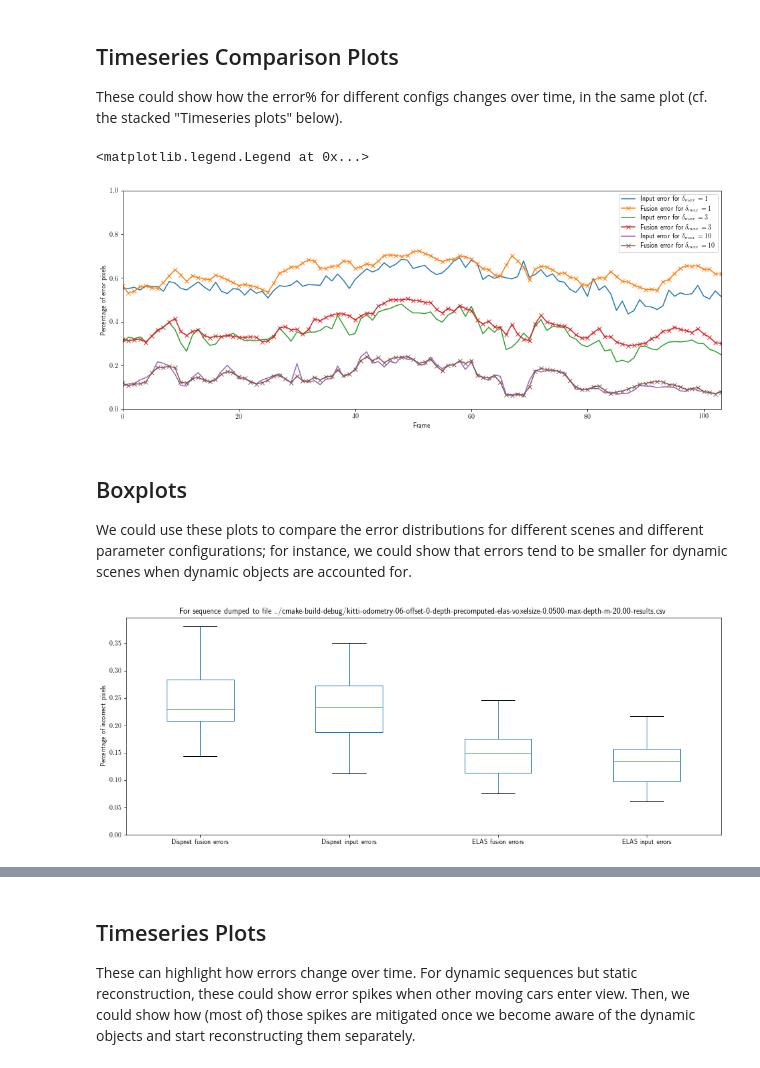
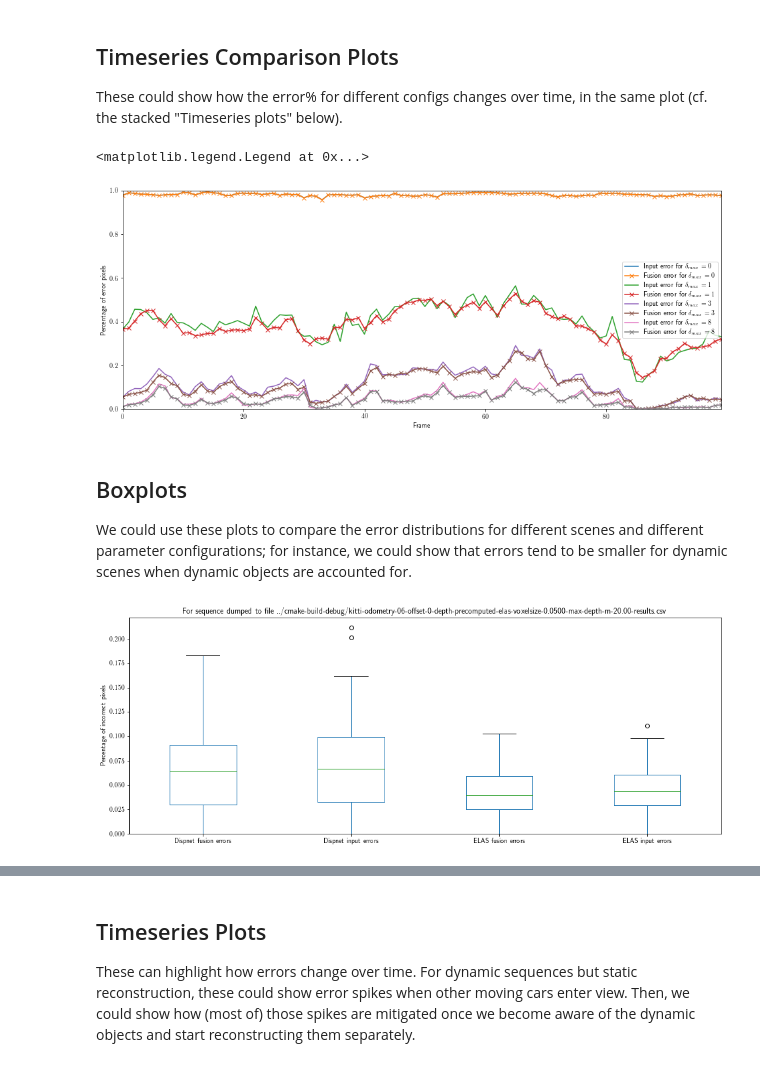
Before and after one commit to AndreiBarsan/DynSLAM, a Jupyter notebook: notebooks/DepthAnalysis.ipynb, the cells around one changed output, grey strips where cells are left out. Saved outputs shown, nothing was run; the diff lists cells and outputs as text; code cells hidden in the pictures.

```diff
--- a/notebooks/DepthAnalysis.ipynb
+++ b/notebooks/DepthAnalysis.ipynb
@@ -43,7 +43,7 @@ kitti-odometry-08-offset-3969-depth-precomputed-dispnet-voxelsize-0.0350-max-dep
 # CSV_FILE_DISPNET="../cmake-build-debug/kitti-odometry-03-offset-500-depth-precomputed-dispnet-voxelsize-0.0350-max-depth-m-16.00-results.csv"
 # CSV_FILE_ELAS ="../cmake-build-debug/kitti-odometry-03-offset-500-depth-precomputed-elas-voxelsize-0.0350-max-depth-m-16.00-results.csv"
 
-CSV_FILE_DISPNET = "../cmake-build-debug/kitti-odometry-06-offset-0-depth-precomputed-dispnet-voxelsize-0.0500-max-depth-m-20.00-results.csv"
+CSV_FILE_DISPNET = "../cmake-build-debug/kitti-odometry-06-offset-0-depth-precomputed-dispnet-voxelsize-0.0300-max-depth-m-20.00-results.csv"
 CSV_FILE_ELAS = "../cmake-build-debug/kitti-odometry-06-offset-0-depth-precomputed-elas-voxelsize-0.0500-max-depth-m-20.00-results.csv"
 # %%
 frame_dn = pd.read_csv(CSV_FILE_DISPNET)
@@ -75,25 +75,27 @@ These could show how the error% for different configs changes over time, in the
 # %%
 def timeseries_comp(df, missing_are_errors):
     ax = None
-    for i in [1,3,10]:
+    for i in [0, 1, 3, 8]:
         in_lbl = 'Input error for $\delta_{{max}} = {}$'.format(i)
         in_key = 'input-{}-percent-{}'.format('error-and-missing' if missing_are_errors else 'error', i)
         ax = df[in_key].plot(label=in_lbl)
 
         fus_lbl = 'Fusion error for $\delta_{{max}} = {}$'.format(i)
         fus_key = 'fusion-{}-percent-{}'.format('error-and-missing' if missing_are_errors else 'error', i)
         ax = df[fus_key].plot(label=fus_lbl, marker='x')
 
     return ax
 
-ax = timeseries_comp(frame_dn, True)
+ax = timeseries_comp(frame_dn, False)
 ax.set_ylim([0,1])
 ax.set_ylabel("Percentage of error pixels")
 ax.set_xlabel("Frame")
 ax.legend()
+
+# ax = timeseries_comp(frame_elas, True)
 # %% [output]
 <matplotlib.legend.Legend at 0x...>
-[figure, old version]
+[figure, new version]
 # %% [markdown]
 ## Boxplots
 
@@ -114,7 +116,7 @@ def boxplots(elas_frame, dn_frame, delta_max):
 
 boxplots(frame_elas, frame_dn, delta_max=5)
 # %% [output]
-[figure, old version]
+[figure, new version]
 # %% [markdown]
 Inspiration: the boxplots used for the point-to-plane distance based evaluation for LSD-SLAM:
 
```
Also changed, not shown: parts of 5 cells of this notebook.
